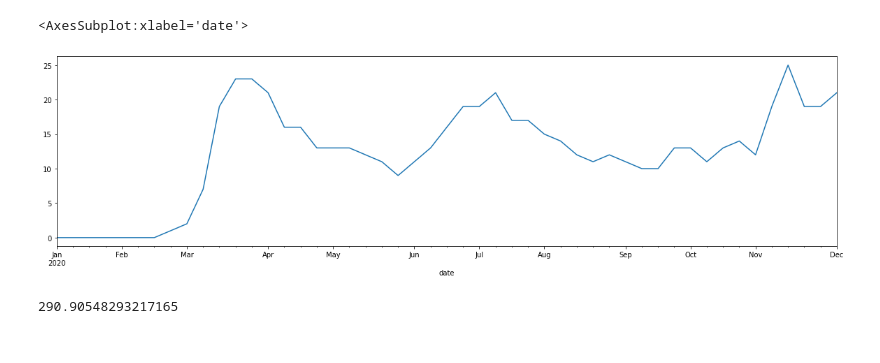
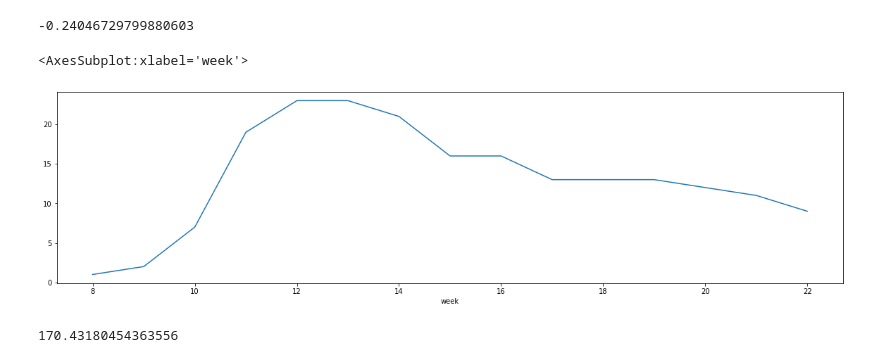
Before and after one commit to mopkoff/disease-trends, a Jupyter notebook: Untitled.ipynb, the cells around one changed output. Cells and saved outputs as stored; diff of their text form; code cells hidden in the pictures.

```diff
--- a/Untitled.ipynb
+++ b/Untitled.ipynb
@@ -47,0 +72,5 @@ covid_trends.plot(figsize=(20,5))
+# %%
+covid_trends_truncated['week'] = pd.to_datetime(covid_trends.index).isocalendar().week
+covid_trends_truncated = covid_trends.set_index('week')
+covid_trends_truncated = covid_trends_truncated[7:22]
+covid_trends_truncated
@@ -172,14 +226,18 @@ usa_cases_normalized
+# %%
+covid_trends_truncated['COVID'].corr(symptom_trends_truncated['Acne'])
+# %% [output]
+-0.24046729799880603
 # %%
-covid_trends['COVID'].plot(figsize=(20,5))
+covid_trends_truncated['COVID'].plot(figsize=(20,5))
 # %% [output]
-<AxesSubplot:xlabel='date'>
+<AxesSubplot:xlabel='week'>
-[figure, old version]
+[figure, new version]
 # %%
 from dtaidistance import dtw
 import numpy as np
 
 #ds = dtw.distance(usa_cases_normalized.values, symptom_trends['Fever'].values)
-ds = dtw.distance(usa_cases_normalized['7-Day Moving Avg'], symptom_trends['Acne'])
+ds = dtw.distance(covid_trends_truncated['COVID'].values, symptom_trends['Fever'].values)
 ds
 # %% [output]
-290.90548293217165
+170.43180454363556
```
Also changed, not shown: parts of 29 cells of this notebook, 3 other files.
